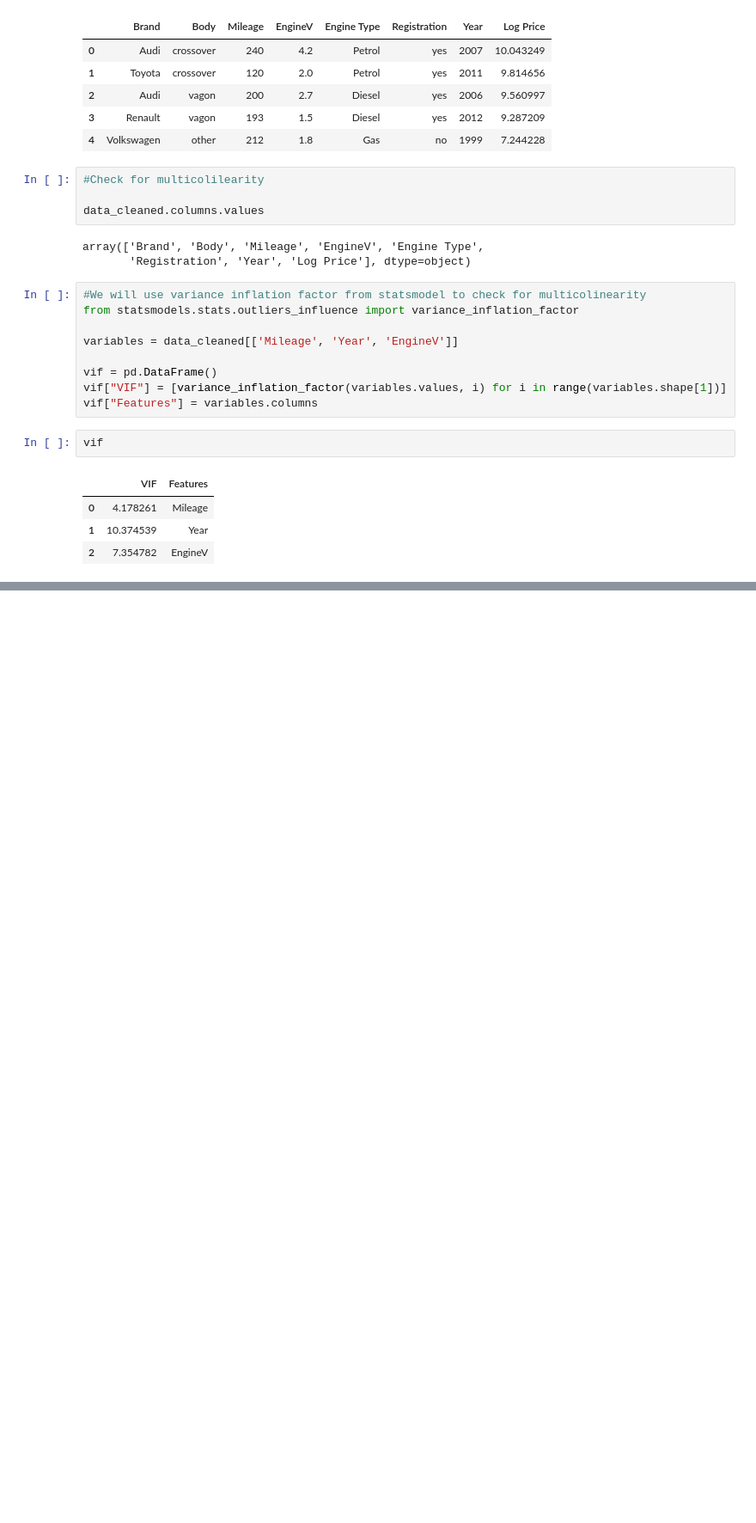
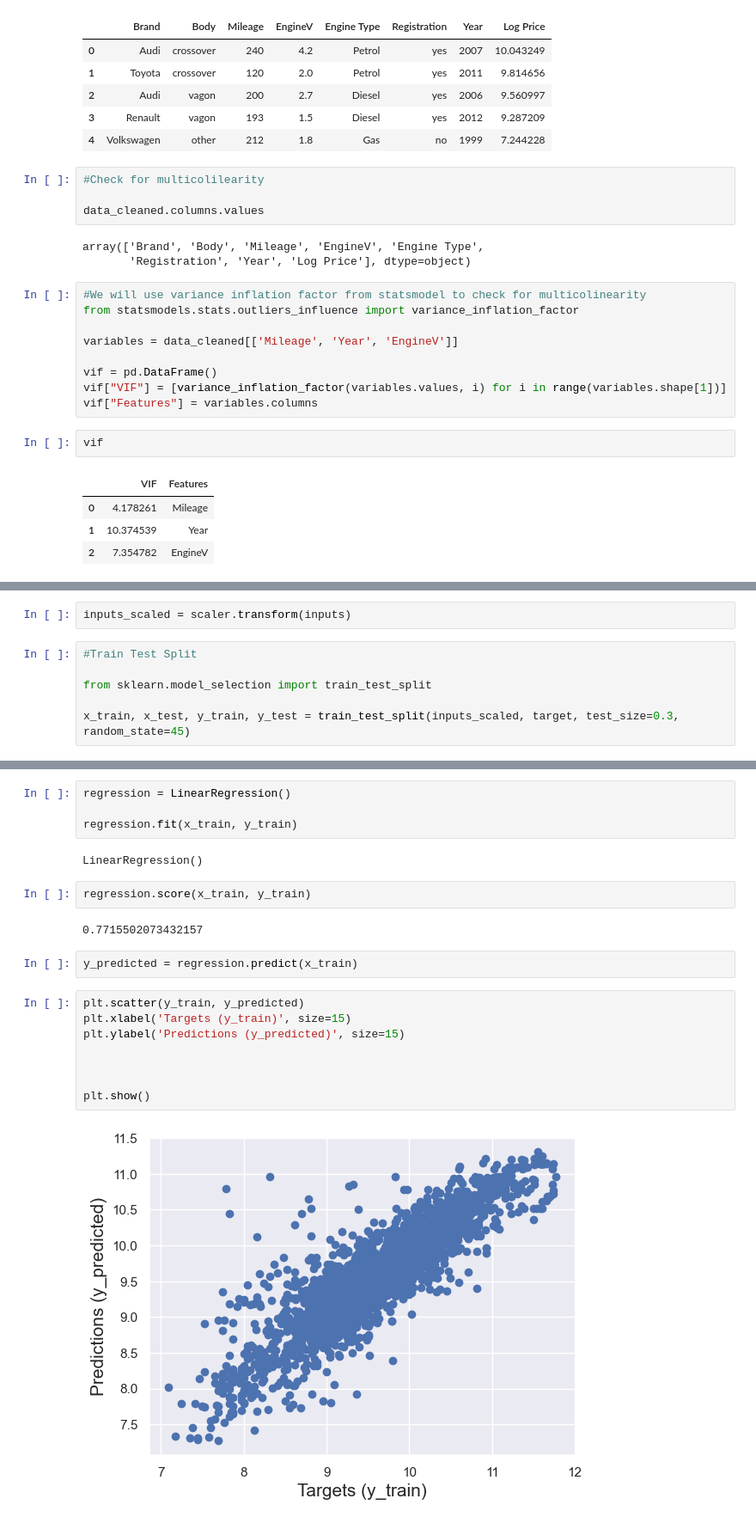
Before and after one commit to psalmskalu/data_science_class_with_smyle, a Jupyter notebook: exercise class/car_prices.ipynb, the cells around one changed output, grey strips where cells are left out. Shown at 86% size. Saved outputs shown, nothing was run; the diff lists cells and outputs as text; blank space fills up the shorter version.

Commit message:
concluded linear regression

```diff
--- a/exercise class/car_prices.ipynb
+++ b/exercise class/car_prices.ipynb
@@ -363,0 +474,8 @@ vif
+# %%
+inputs_scaled = scaler.transform(inputs)
+# %%
+#Train Test Split
+
+from sklearn.model_selection import train_test_split
+
+x_train, x_test, y_train, y_test = train_test_split(inputs_scaled, target, test_size=0.3, random_state=45)
@@ -363,0 +498,22 @@ vif
+# %%
+regression = LinearRegression()
+
+regression.fit(x_train, y_train)
+# %% [output]
+LinearRegression()
+# %%
+regression.score(x_train, y_train)
+# %% [output]
+0.7715502073432157
+# %%
+y_predicted = regression.predict(x_train)
+# %%
+plt.scatter(y_train, y_predicted)
+plt.xlabel('Targets (y_train)', size=15)
+plt.ylabel('Predictions (y_predicted)', size=15)
+
+
+
+plt.show()
+# %% [output]
+[figure, added]
```
Also changed, not shown: parts of 25 cells of this notebook.
